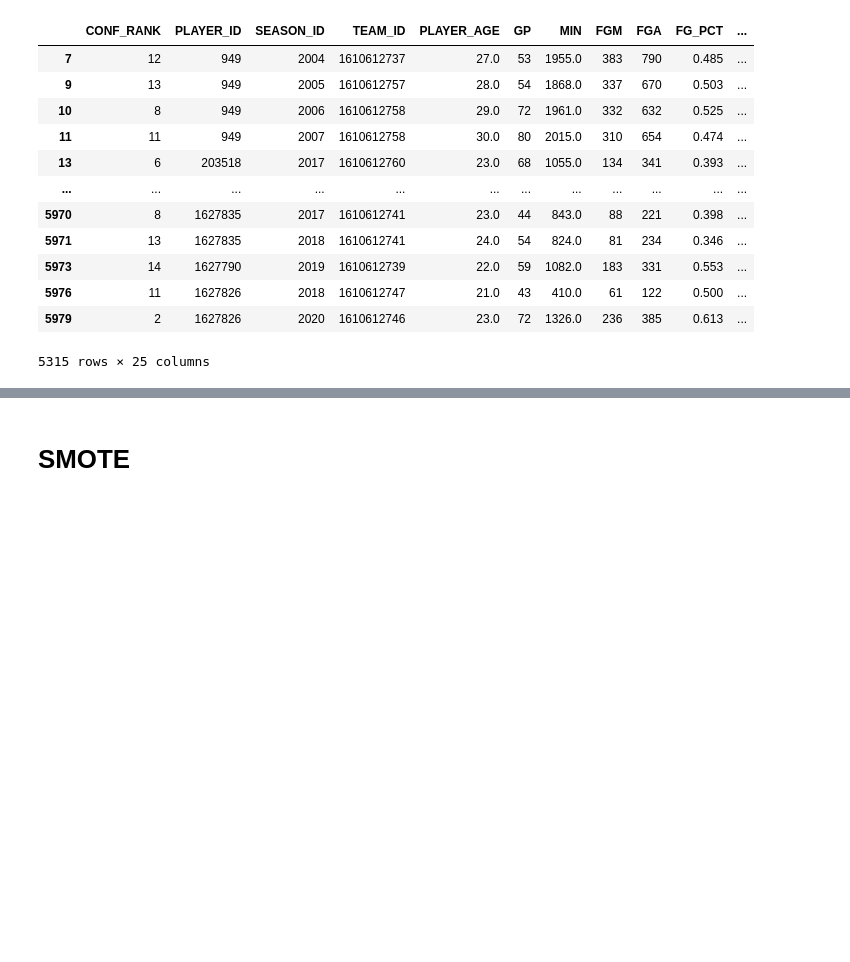
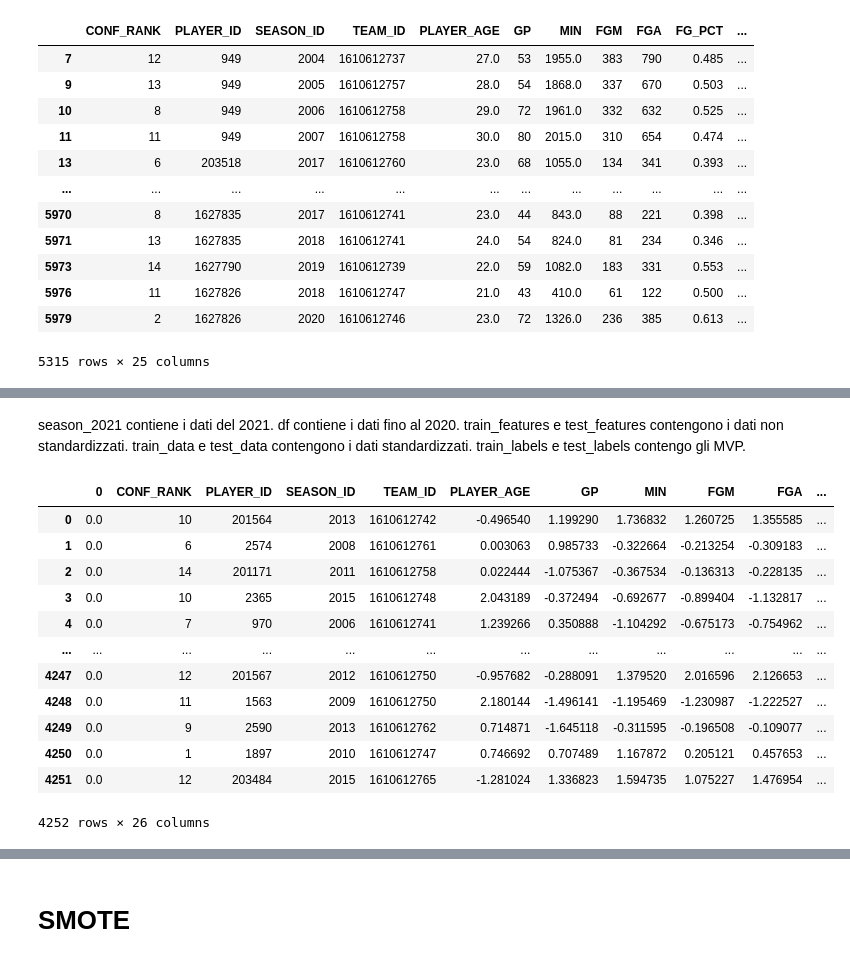
Before and after one commit to thomasverardo/NBA_MVP_2022_prediction, a Jupyter notebook: Code/predictions.ipynb, the cells around one changed output, grey strips where cells are left out. Saved outputs shown, nothing was run; the diff lists cells and outputs as text; code cells hidden in the pictures; blank space fills up the shorter version.

```diff
--- a/Code/predictions.ipynb
+++ b/Code/predictions.ipynb
@@ -323,2 +325,25 @@ test_data
+# %% [markdown]
+season_2021 contiene i dati del 2021.
+df contiene i dati fino al 2020.
+train_features e test_features contengono i dati non standardizzati.
+train_data e test_data contengono i dati standardizzati.
+train_labels e test_labels contengo gli MVP.
 # %%
 #correlation matrix solo del training e tolgo quelle piu correlate
+train=pd.DataFrame()
+train = pd.concat([train_l,train_data],axis=1, ignore_index=False)
+train
+# %% [output]
+|  | 0 | CONF_RANK | PLAYER_ID | SEASON_ID | TEAM_ID | PLAYER_AGE | GP | MIN | FGM | FGA | ... |
+| 0 | 0.0 | 10 | 201564 | 2013 | 1610612742 | -0.496540 | 1.199290 | 1.736832 | 1.260725 | 1.355585 | ... |
+| 1 | 0.0 | 6 | 2574 | 2008 | 1610612761 | 0.003063 | 0.985733 | -0.322664 | -0.213254 | -0.309183 | ... |
+| 2 | 0.0 | 14 | 201171 | 2011 | 1610612758 | 0.022444 | -1.075367 | -0.367534 | -0.136313 | -0.228135 | ... |
+| 3 | 0.0 | 10 | 2365 | 2015 | 1610612748 | 2.043189 | -0.372494 | -0.692677 | -0.899404 | -1.132817 | ... |
+| 4 | 0.0 | 7 | 970 | 2006 | 1610612741 | 1.239266 | 0.350888 | -1.104292 | -0.675173 | -0.754962 | ... |
+| ... | ... | ... | ... | ... | ... | ... | ... | ... | ... | ... | ... |
+| 4247 | 0.0 | 12 | 201567 | 2012 | 1610612750 | -0.957682 | -0.288091 | 1.379520 | 2.016596 | 2.126653 | ... |
+| 4248 | 0.0 | 11 | 1563 | 2009 | 1610612750 | 2.180144 | -1.496141 | -1.195469 | -1.230987 | -1.222527 | ... |
+| 4249 | 0.0 | 9 | 2590 | 2013 | 1610612762 | 0.714871 | -1.645118 | -0.311595 | -0.196508 | -0.109077 | ... |
+| 4250 | 0.0 | 1 | 1897 | 2010 | 1610612747 | 0.746692 | 0.707489 | 1.167872 | 0.205121 | 0.457653 | ... |
+| 4251 | 0.0 | 12 | 203484 | 2015 | 1610612765 | -1.281024 | 1.336823 | 1.594735 | 1.075227 | 1.476954 | ... |
+4252 rows × 26 columns
```
Also changed, not shown: parts of 3 cells of this notebook.
